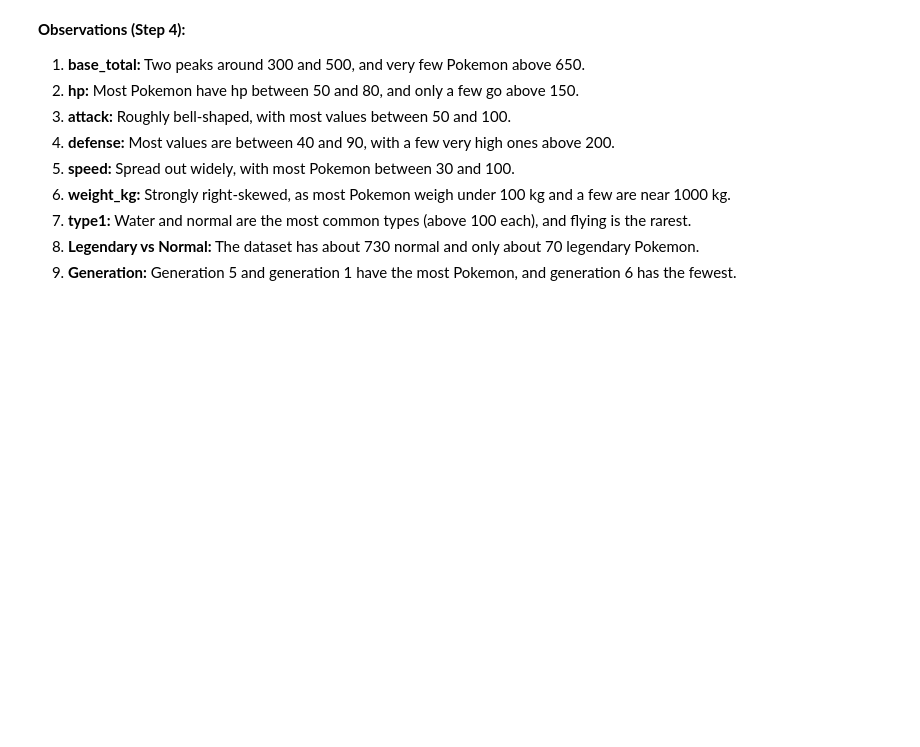
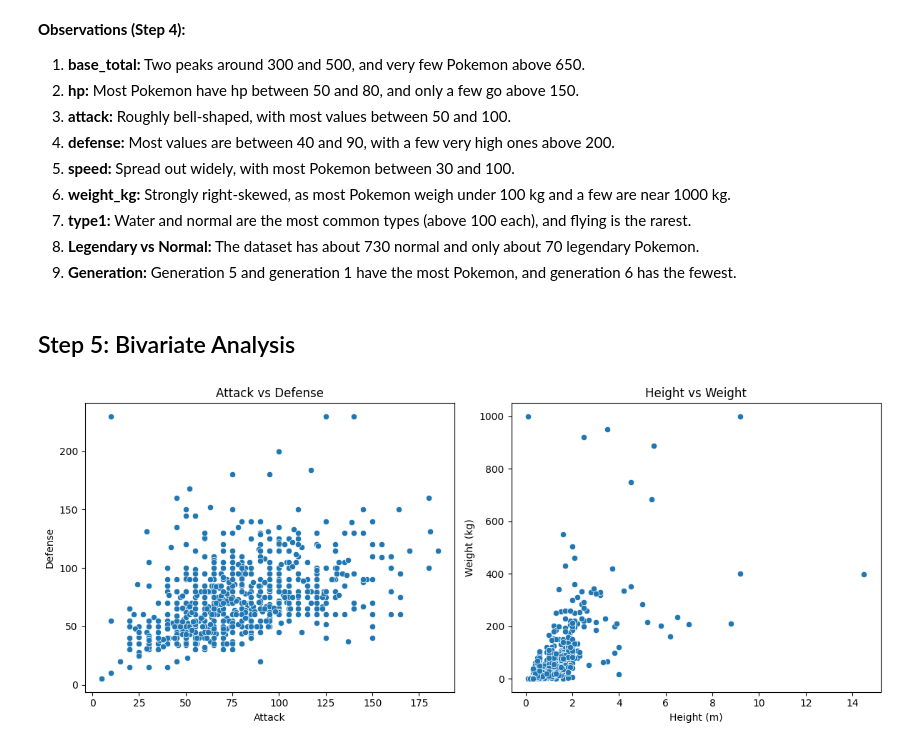
Before and after one commit to syeda-bisma05/pokemon-data-analysis, a Jupyter notebook: Pokemon_analysis.ipynb, the cells around one changed output. Cells and saved outputs as stored; diff of their text form; code cells hidden in the pictures; blank space fills up the shorter version.

Commit message:
Add Step 5 bivariate analysis (scatter, heatmap, box plot)

```diff
--- a/Pokemon_analysis.ipynb
+++ b/Pokemon_analysis.ipynb
@@ -375,3 +375,25 @@ plt.show()
 7. **type1:** Water and normal are the most common types (above 100 each), and flying is the rarest.
 8. **Legendary vs Normal:** The dataset has about 730 normal and only about 70 legendary Pokemon.
 9. **Generation:** Generation 5 and generation 1 have the most Pokemon, and generation 6 has the fewest.
+# %% [markdown]
+## Step 5: Bivariate Analysis
+# %%
+# 1 qatar, 2 column ka page
+fig, axes = plt.subplots(1, 2, figsize=(12, 5))
+
+# Attack vs Defense
+sns.scatterplot(data=df, x="attack", y="defense", ax=axes[0])
+axes[0].set_title("Attack vs Defense")
+axes[0].set_xlabel("Attack")
+axes[0].set_ylabel("Defense")
+
+# Height vs Weight
+sns.scatterplot(data=df, x="height_m", y="weight_kg", ax=axes[1])
+axes[1].set_title("Height vs Weight")
+axes[1].set_xlabel("Height (m)")
+axes[1].set_ylabel("Weight (kg)")
+
+plt.tight_layout()
+plt.show()
+# %% [output]
+[figure, added]
```
Also changed, not shown: parts of 5 cells of this notebook.
